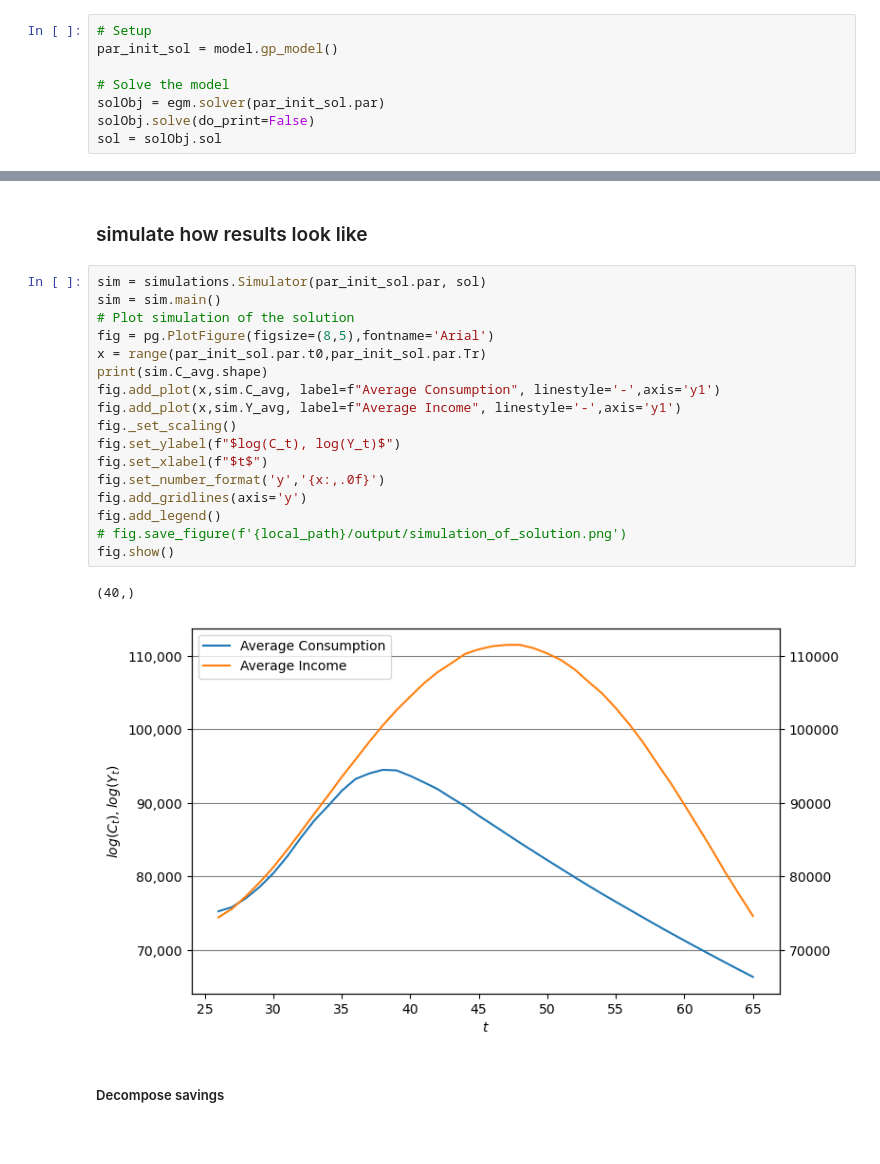
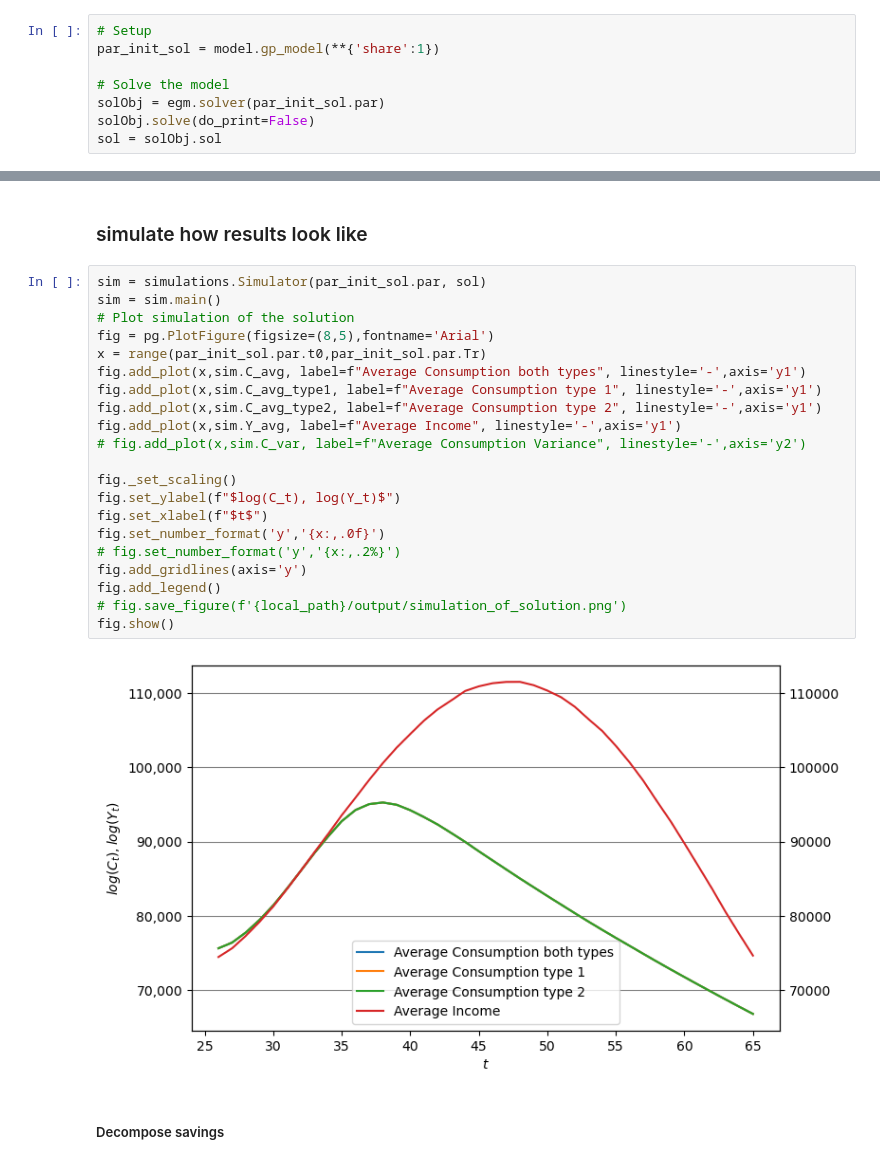
Before and after one commit to AsFyhn/DP-life-cycle, a Jupyter notebook: Run_all.ipynb, the cells around one changed output, grey strips where cells are left out. Cells and saved outputs as stored; diff of their text form; blank space fills up the shorter version.

Commit message:
implemented two types of household

```diff
--- a/Run_all.ipynb
+++ b/Run_all.ipynb
@@ -59,7 +70,7 @@ fig.show()
 # Solution to the model
 # %%
 # Setup
-par_init_sol = model.gp_model()
+par_init_sol = model.gp_model(**{'share':1})
 
 # Solve the model
 solObj = egm.solver(par_init_sol.par)
@@ -86,23 +98,26 @@ fig.show()
 # %%
 sim = simulations.Simulator(par_init_sol.par, sol)
 sim = sim.main()
 # Plot simulation of the solution
 fig = pg.PlotFigure(figsize=(8,5),fontname='Arial')
 x = range(par_init_sol.par.t0,par_init_sol.par.Tr)
-print(sim.C_avg.shape)
-fig.add_plot(x,sim.C_avg, label=f"Average Consumption", linestyle='-',axis='y1')
+fig.add_plot(x,sim.C_avg, label=f"Average Consumption both types", linestyle='-',axis='y1')
+fig.add_plot(x,sim.C_avg_type1, label=f"Average Consumption type 1", linestyle='-',axis='y1')
+fig.add_plot(x,sim.C_avg_type2, label=f"Average Consumption type 2", linestyle='-',axis='y1')
 fig.add_plot(x,sim.Y_avg, label=f"Average Income", linestyle='-',axis='y1')
+# fig.add_plot(x,sim.C_var, label=f"Average Consumption Variance", linestyle='-',axis='y2')
+
 fig._set_scaling()
 fig.set_ylabel(f"$log(C_t), log(Y_t)$")
 fig.set_xlabel(f"$t$")
 fig.set_number_format('y','{x:,.0f}')
+# fig.set_number_format('y','{x:,.2%}')
 fig.add_gridlines(axis='y')
 fig.add_legend()
 # fig.save_figure(f'{local_path}/output/simulation_of_solution.png')
 fig.show()
 # %% [output]
-(40,)
-[figure, old version]
+[figure, new version]
 # %% [markdown]
 ##### Decompose savings
 # %%
```
Also changed, not shown: parts of 10 cells of this notebook, 3 other files.
